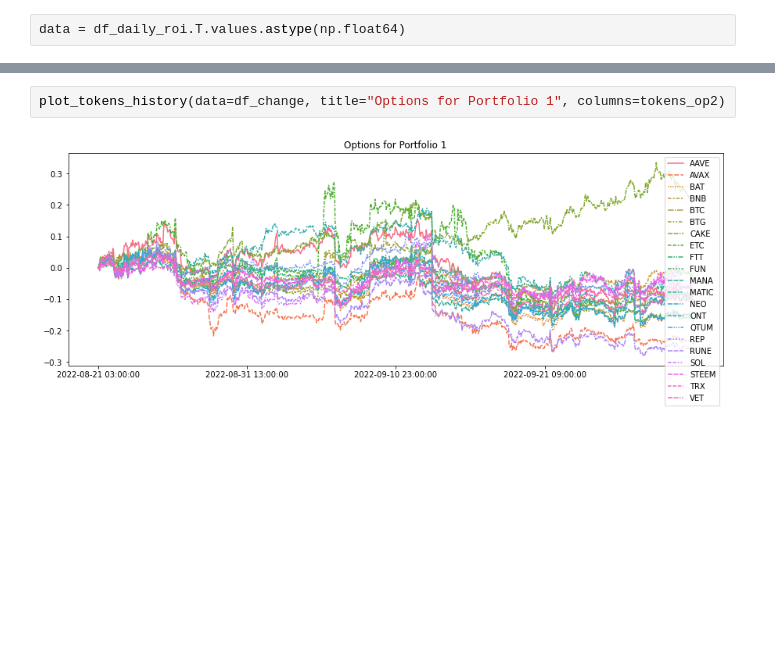
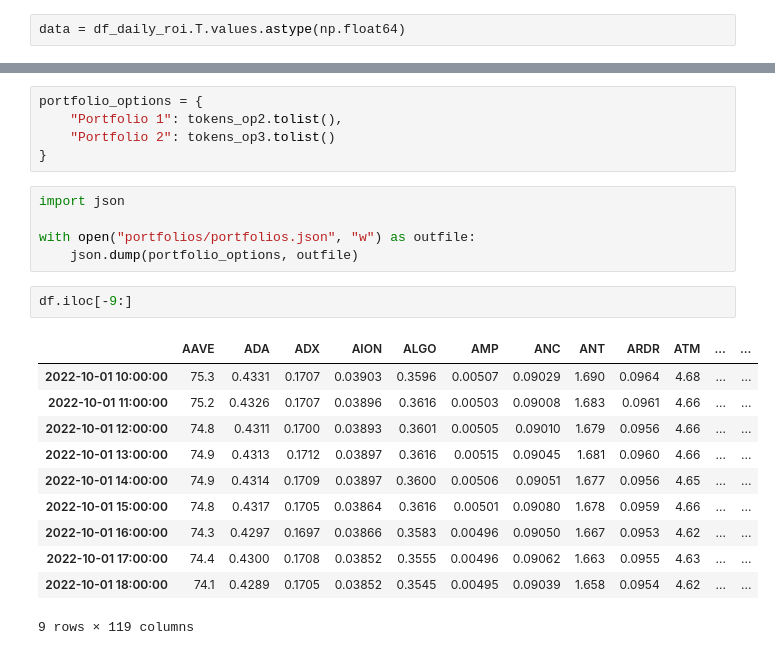
Before and after one commit to cs582/SignatureWorkReinforcementLearning, a Jupyter notebook: selecting_tokens_to_trade.ipynb, the cells around one changed output, grey strips where cells are left out. Drawn from its saved outputs; the diff is of its cells as text; blank space fills up the shorter version.

```diff
--- a/selecting_tokens_to_trade.ipynb
+++ b/selecting_tokens_to_trade.ipynb
@@ -73,4 +108,24 @@ plot_tokens_history(data=df_change, title="Options for Portfolio 1", columns=tok
-# %%
-plot_tokens_history(data=df_change, title="Options for Portfolio 1", columns=tokens_op2)
-# %% [output]
-[figure, removed]
+# %%
+portfolio_options = {
+    "Portfolio 1": tokens_op2.tolist(),
+    "Portfolio 2": tokens_op3.tolist()
+}
+# %%
+import json
+
+with open("portfolios/portfolios.json", "w") as outfile:
+    json.dump(portfolio_options, outfile)
+# %%
+df.iloc[-9:]
+# %% [output]
+|  | AAVE | ADA | ADX | AION | ALGO | AMP | ANC | ANT | ARDR | ATM | ... | ... |
+| 2022-10-01 10:00:00 | 75.3 | 0.4331 | 0.1707 | 0.03903 | 0.3596 | 0.00507 | 0.09029 | 1.690 | 0.0964 | 4.68 | ... | ... |
+| 2022-10-01 11:00:00 | 75.2 | 0.4326 | 0.1707 | 0.03896 | 0.3616 | 0.00503 | 0.09008 | 1.683 | 0.0961 | 4.66 | ... | ... |
+| 2022-10-01 12:00:00 | 74.8 | 0.4311 | 0.1700 | 0.03893 | 0.3601 | 0.00505 | 0.09010 | 1.679 | 0.0956 | 4.66 | ... | ... |
+| 2022-10-01 13:00:00 | 74.9 | 0.4313 | 0.1712 | 0.03897 | 0.3616 | 0.00515 | 0.09045 | 1.681 | 0.0960 | 4.66 | ... | ... |
+| 2022-10-01 14:00:00 | 74.9 | 0.4314 | 0.1709 | 0.03897 | 0.3600 | 0.00506 | 0.09051 | 1.677 | 0.0956 | 4.65 | ... | ... |
+| 2022-10-01 15:00:00 | 74.8 | 0.4317 | 0.1705 | 0.03864 | 0.3616 | 0.00501 | 0.09080 | 1.678 | 0.0959 | 4.66 | ... | ... |
+| 2022-10-01 16:00:00 | 74.3 | 0.4297 | 0.1697 | 0.03866 | 0.3583 | 0.00496 | 0.09050 | 1.667 | 0.0953 | 4.62 | ... | ... |
+| 2022-10-01 17:00:00 | 74.4 | 0.4300 | 0.1708 | 0.03852 | 0.3555 | 0.00496 | 0.09062 | 1.663 | 0.0955 | 4.63 | ... | ... |
+| 2022-10-01 18:00:00 | 74.1 | 0.4289 | 0.1705 | 0.03852 | 0.3545 | 0.00495 | 0.09039 | 1.658 | 0.0954 | 4.62 | ... | ... |
+9 rows × 119 columns
```
Also changed, not shown: parts of 16 cells of this notebook, 9 other files.
